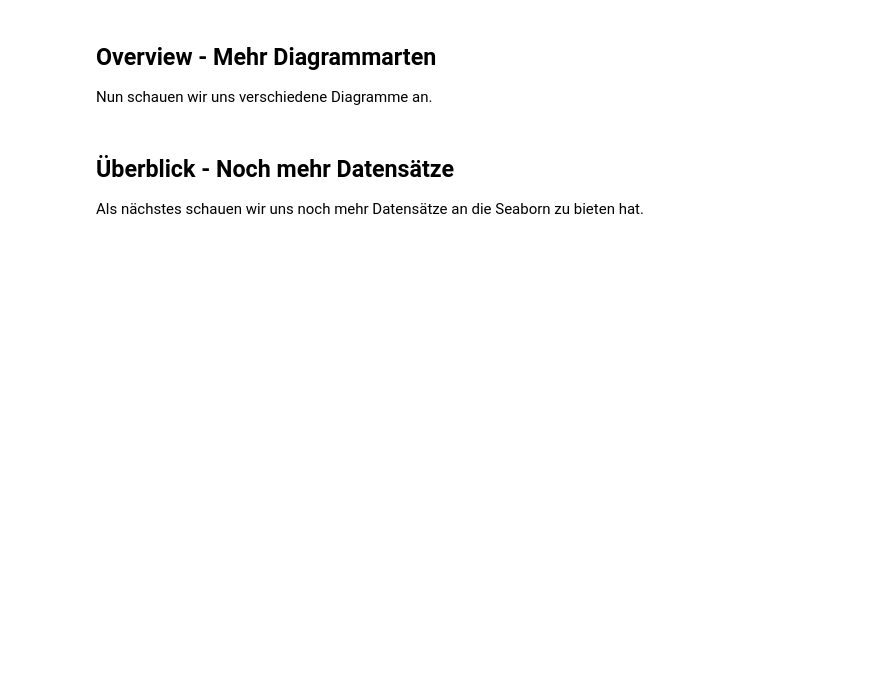
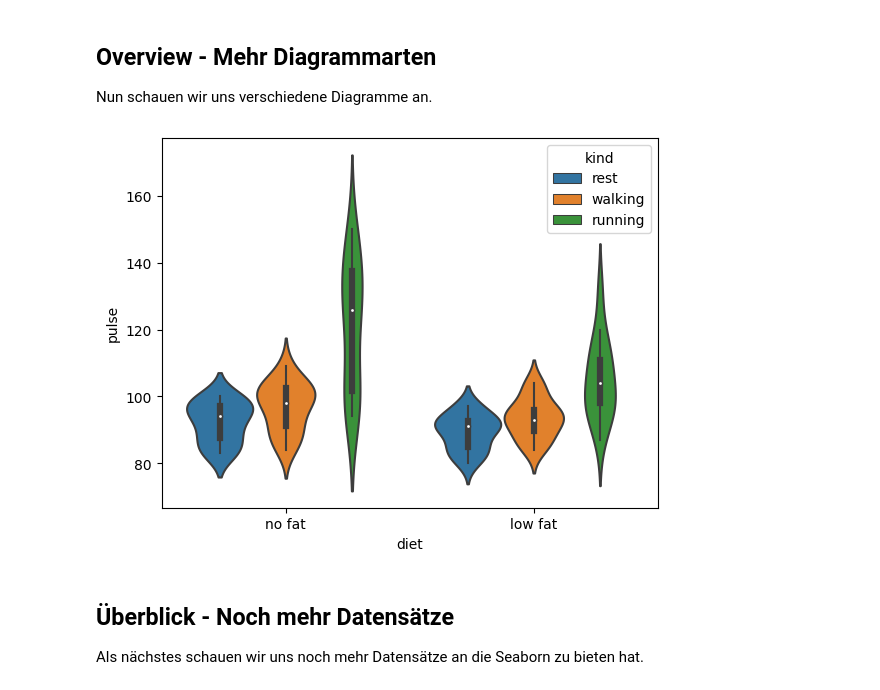
Before and after one commit to dpinezich/python-course-23-ugz, a Jupyter notebook: 03-python-advanced/02-examples/52-seaborn/52-seaborn.ipynb, the cells around one changed output. Cells and saved outputs as stored; diff of their text form; code cells hidden in the pictures; blank space fills up the shorter version.

```diff
--- a/03-python-advanced/02-examples/52-seaborn/52-seaborn.ipynb
+++ b/03-python-advanced/02-examples/52-seaborn/52-seaborn.ipynb
@@ -53,15 +77,17 @@ Nun schauen wir uns verschiedene Diagramme an.
 # %%
 exercise = sns.load_dataset('exercise')
 
 #sns.stripplot(x="diet", y="pulse", data=exercise)
 #sns.swarmplot(x="diet", y="pulse", data=exercise, hue='kind')
 #sns.boxplot(x="diet", y="pulse", data=exercise)
 #sns.boxplot(x="diet", y="pulse", data=exercise, hue='kind')
-#sns.violinplot(x="diet", y="pulse", data=exercise, hue='kind')
+sns.violinplot(x="diet", y="pulse", data=exercise, hue='kind')
 #sns.barplot(x="diet", y="pulse", data=exercise, hue='kind')
-sns.pointplot(x="diet", y="pulse", data=exercise, hue='kind');
+#sns.pointplot(x="diet", y="pulse", data=exercise, hue='kind');
 
 plt.show()
+# %% [output]
+[figure, added]
 # %% [markdown]
 ## Überblick - Noch mehr Datensätze
 Als nächstes schauen wir uns noch mehr Datensätze an die Seaborn zu bieten hat.
```
Also changed, not shown: parts of 12 cells of this notebook, 4 other files.
